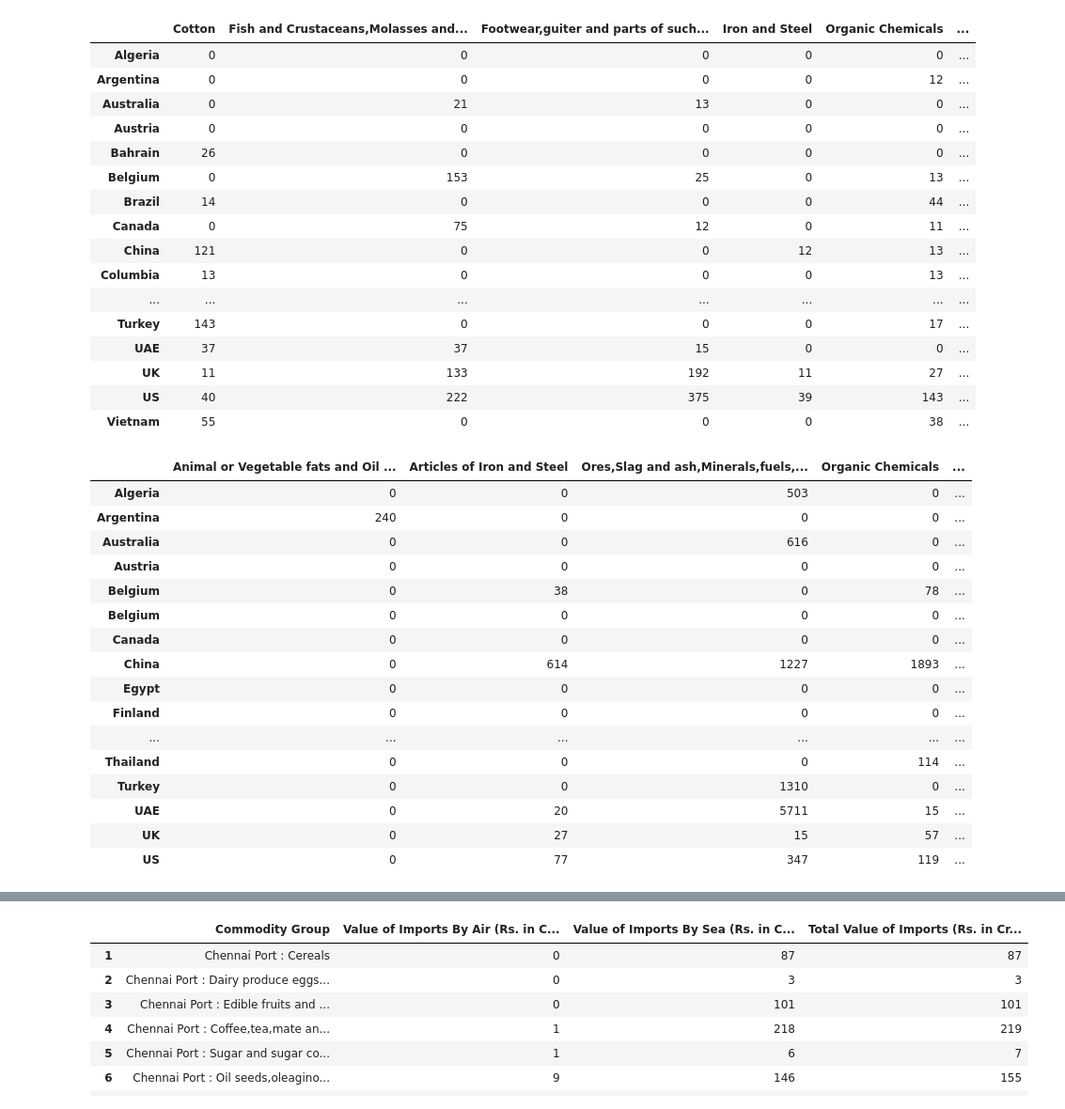
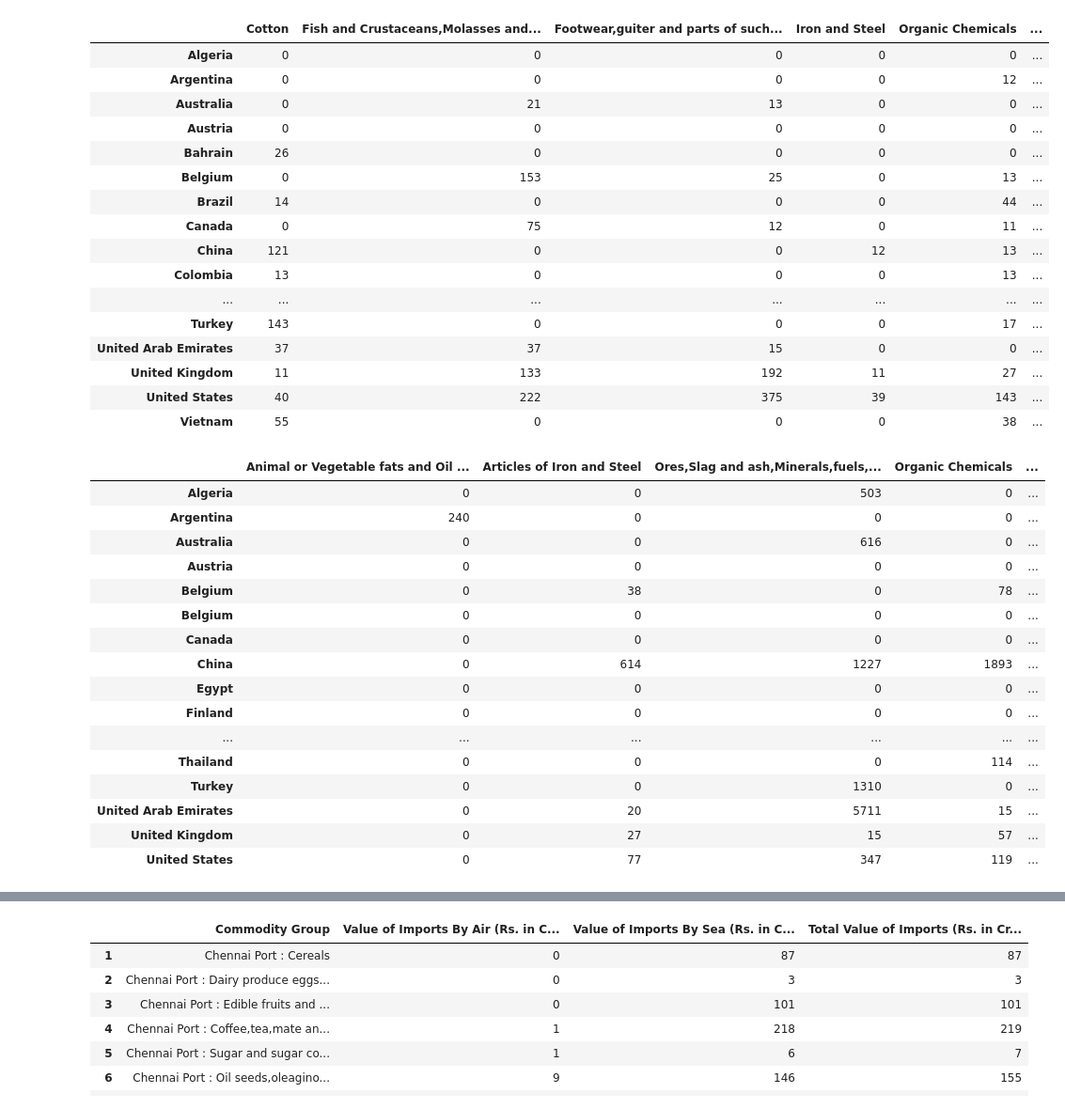
Before and after one commit to thisHermit/ke_rockz, a Jupyter notebook: Final Data Cleaning.ipynb, the cells around one changed output, grey strips where cells are left out. Shown at 94% size. Drawn from its saved outputs; the diff is of its cells as text; code cells hidden in the pictures.

```diff
--- a/Final Data Cleaning.ipynb
+++ b/Final Data Cleaning.ipynb
@@ -23,25 +23,25 @@ pd.read_json('./datasets/export_commodities_by_air.json')
 # %%
-pd.read_json('./datasets/export_commodities_by_sea.json')
+pd.read_json('./final_datasets/export_commodities_by_sea.json')
 # %% [output]
 |  | Cotton | Fish and Crustaceans,Molasses and... | Footwear,guiter and parts of such... | Iron and Steel | Organic Chemicals | ... |
 | Algeria | 0 | 0 | 0 | 0 | 0 | ... |
 | Argentina | 0 | 0 | 0 | 0 | 12 | ... |
 | Australia | 0 | 21 | 13 | 0 | 0 | ... |
 | Austria | 0 | 0 | 0 | 0 | 0 | ... |
 | Bahrain | 26 | 0 | 0 | 0 | 0 | ... |
 | Belgium | 0 | 153 | 25 | 0 | 13 | ... |
 | Brazil | 14 | 0 | 0 | 0 | 44 | ... |
 | Canada | 0 | 75 | 12 | 0 | 11 | ... |
 | China | 121 | 0 | 0 | 12 | 13 | ... |
-| Columbia | 13 | 0 | 0 | 0 | 13 | ... |
+| Colombia | 13 | 0 | 0 | 0 | 13 | ... |
 | ... | ... | ... | ... | ... | ... | ... |
 | Turkey | 143 | 0 | 0 | 0 | 17 | ... |
-| UAE | 37 | 37 | 15 | 0 | 0 | ... |
-| UK | 11 | 133 | 192 | 11 | 27 | ... |
-| US | 40 | 222 | 375 | 39 | 143 | ... |
+| United Arab Emirates | 37 | 37 | 15 | 0 | 0 | ... |
+| United Kingdom | 11 | 133 | 192 | 11 | 27 | ... |
+| United States | 40 | 222 | 375 | 39 | 143 | ... |
 | Vietnam | 55 | 0 | 0 | 0 | 38 | ... |
 # %%
-pd.read_json('./datasets/import_commodities_by_sea.json')
+pd.read_json('./final_datasets/import_commodities_by_sea.json')
 # %% [output]
 |  | Animal or Vegetable fats and Oil ... | Articles of Iron and Steel | Ores,Slag and ash,Minerals,fuels,... | Organic Chemicals | ... |
 | Algeria | 0 | 0 | 503 | 0 | ... |
@@ -57,7 +57,7 @@ pd.read_json('./datasets/import_commodities_by_sea.json')
 | ... | ... | ... | ... | ... | ... |
 | Thailand | 0 | 0 | 0 | 114 | ... |
 | Turkey | 0 | 0 | 1310 | 0 | ... |
-| UAE | 0 | 20 | 5711 | 15 | ... |
-| UK | 0 | 27 | 15 | 57 | ... |
-| US | 0 | 77 | 347 | 119 | ... |
+| United Arab Emirates | 0 | 20 | 5711 | 15 | ... |
+| United Kingdom | 0 | 27 | 15 | 57 | ... |
+| United States | 0 | 77 | 347 | 119 | ... |
 # %%
```
Also changed, not shown: parts of 2 cells of this notebook, 4 other files.
